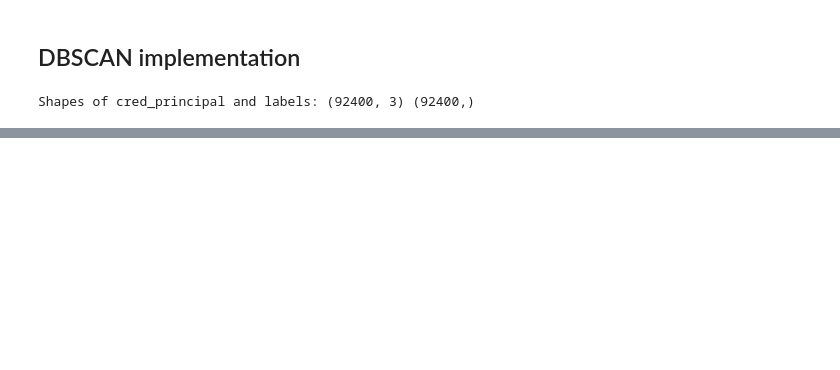
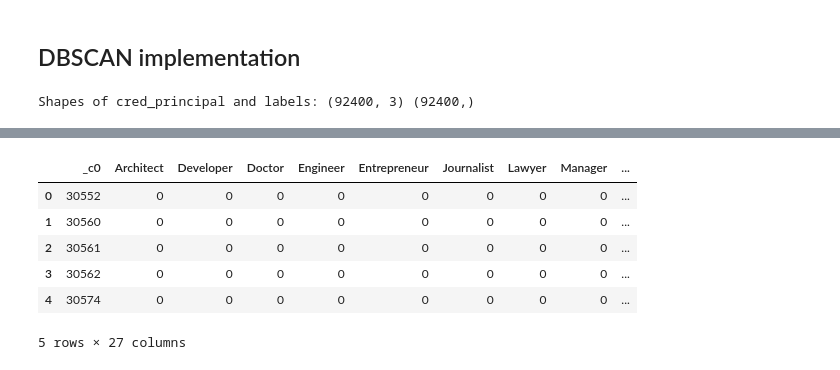
Before and after one commit to tanvimathur11/DDA, a Jupyter notebook: DDA_cleaning-Rough.ipynb, the cells around one changed output, grey strips where cells are left out. Saved outputs shown, nothing was run; the diff lists cells and outputs as text; code cells hidden in the pictures; blank space fills up the shorter version.

Commit message:
Distributed data and data split using Strafied Kfold in pySpark

```diff
--- a/DDA_cleaning-Rough.ipynb
+++ b/DDA_cleaning-Rough.ipynb
@@ -1518,0 +1608,26 @@ plt.show()
+# %%
+# Define the number of splits for cross-validation
+n_splits = 3
+
+# Instantiate the StratifiedKFold object
+skf = StratifiedKFold(n_splits=n_splits)
+# %%
+# Separate the features from the target variable
+x = pandas_data.drop("Credit_Score", axis=1)
+y = pandas_data['Credit_Score']
+# %%
+
+def strat_split(features,target):
+    for train_index, test_index in skf.split(features, target):
+        # features and target for the train and test respectively
+        X_train, X_test = features.iloc[train_index], features.iloc[test_index]
+        y_train, y_test = target.iloc[train_index], target.iloc[test_index]
+
+       # Convert from pandas back to PySpark DataFrames
+        train_data = spark.createDataFrame(pd.concat([X_train, y_train], axis=1))
+        test_data = spark.createDataFrame(pd.concat([X_test, y_test], axis=1))
+
+        # Return the train and test datasets for each split
+        return train_data, test_data
+# %%
+train_data, test_data = strat_split(x,y)
@@ -1518,0 +1645,10 @@ plt.show()
+# %%
+pd.DataFrame(train_data.take(5), columns = train_data.columns)
+# %% [output]
+|  | _c0 | Architect | Developer | Doctor | Engineer | Entrepreneur | Journalist | Lawyer | Manager | ... |
+| 0 | 30552 | 0 | 0 | 0 | 0 | 0 | 0 | 0 | 0 | ... |
+| 1 | 30560 | 0 | 0 | 0 | 0 | 0 | 0 | 0 | 0 | ... |
+| 2 | 30561 | 0 | 0 | 0 | 0 | 0 | 0 | 0 | 0 | ... |
+| 3 | 30562 | 0 | 0 | 0 | 0 | 0 | 0 | 0 | 0 | ... |
+| 4 | 30574 | 0 | 0 | 0 | 0 | 0 | 0 | 0 | 0 | ... |
+5 rows × 27 columns
```
Also changed, not shown: parts of 25 cells of this notebook, 6 other files.
